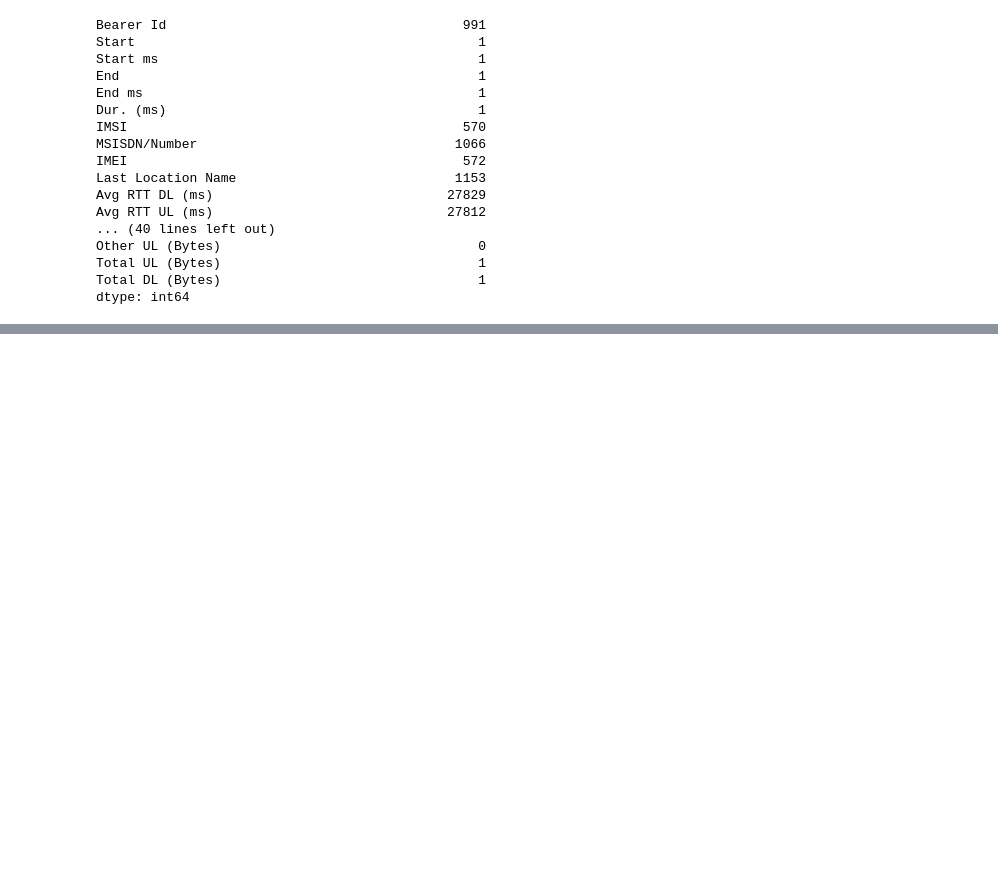
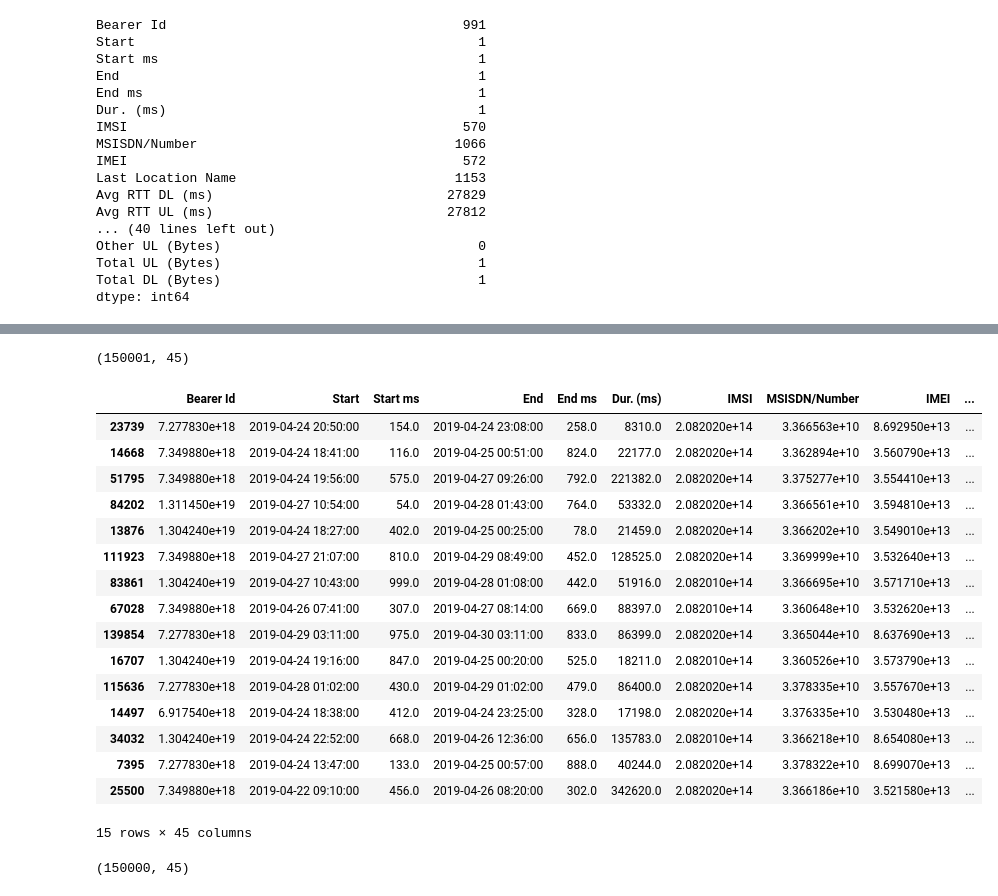
Before and after one commit to Tilda98/TelecommunicationDataAnalysis, a Jupyter notebook: notebook/data_understanding.ipynb, the cells around one changed output, grey strips where cells are left out. Drawn from its saved outputs; the diff is of its cells as text; code cells hidden in the pictures; blank space fills up the shorter version.

Commit message:
Finished cleaning data

```diff
--- a/notebook/data_understanding.ipynb
+++ b/notebook/data_understanding.ipynb
@@ -135,0 +200,45 @@ dtype: int64
+# %%
+# drop columns with more than 30% missing values
+data_clean = data.drop(['TCP DL Retrans. Vol (Bytes)', 'TCP UL Retrans. Vol (Bytes)', 'HTTP DL (Bytes)', 'HTTP UL (Bytes)', 'Nb of sec with 125000B < Vol DL','Nb of sec with 1250B < Vol UL < 6250B','Nb of sec with 31250B < Vol DL < 125000B','Nb of sec with 37500B < Vol UL','Nb of sec with 6250B < Vol DL < 31250B','Nb of sec with 6250B < Vol UL < 37500B'], axis=1)
+data_clean= data_clean.dropna(how='all')
+data_clean.shape
+# %% [output]
+(150001, 45)
+# %%
+# Changing start and end dates to date data type
+data_clean['Start']=pd.to_datetime(data_clean['Start'])
+data_clean['End']=pd.to_datetime(data_clean['End'])
+# %%
+# Checking to see 15 data samples of the cleaned data
+
+data_clean.sample(15)
+# %% [output]
+|  | Bearer Id | Start | Start ms | End | End ms | Dur. (ms) | IMSI | MSISDN/Number | IMEI | ... |
+| 23739 | 7.277830e+18 | 2019-04-24 20:50:00 | 154.0 | 2019-04-24 23:08:00 | 258.0 | 8310.0 | 2.082020e+14 | 3.366563e+10 | 8.692950e+13 | ... |
+| 14668 | 7.349880e+18 | 2019-04-24 18:41:00 | 116.0 | 2019-04-25 00:51:00 | 824.0 | 22177.0 | 2.082020e+14 | 3.362894e+10 | 3.560790e+13 | ... |
+| 51795 | 7.349880e+18 | 2019-04-24 19:56:00 | 575.0 | 2019-04-27 09:26:00 | 792.0 | 221382.0 | 2.082020e+14 | 3.375277e+10 | 3.554410e+13 | ... |
+| 84202 | 1.311450e+19 | 2019-04-27 10:54:00 | 54.0 | 2019-04-28 01:43:00 | 764.0 | 53332.0 | 2.082020e+14 | 3.366561e+10 | 3.594810e+13 | ... |
+| 13876 | 1.304240e+19 | 2019-04-24 18:27:00 | 402.0 | 2019-04-25 00:25:00 | 78.0 | 21459.0 | 2.082020e+14 | 3.366202e+10 | 3.549010e+13 | ... |
+| 111923 | 7.349880e+18 | 2019-04-27 21:07:00 | 810.0 | 2019-04-29 08:49:00 | 452.0 | 128525.0 | 2.082020e+14 | 3.369999e+10 | 3.532640e+13 | ... |
+| 83861 | 1.304240e+19 | 2019-04-27 10:43:00 | 999.0 | 2019-04-28 01:08:00 | 442.0 | 51916.0 | 2.082010e+14 | 3.366695e+10 | 3.571710e+13 | ... |
+| 67028 | 7.349880e+18 | 2019-04-26 07:41:00 | 307.0 | 2019-04-27 08:14:00 | 669.0 | 88397.0 | 2.082010e+14 | 3.360648e+10 | 3.532620e+13 | ... |
+| 139854 | 7.277830e+18 | 2019-04-29 03:11:00 | 975.0 | 2019-04-30 03:11:00 | 833.0 | 86399.0 | 2.082020e+14 | 3.365044e+10 | 8.637690e+13 | ... |
+| 16707 | 1.304240e+19 | 2019-04-24 19:16:00 | 847.0 | 2019-04-25 00:20:00 | 525.0 | 18211.0 | 2.082010e+14 | 3.360526e+10 | 3.573790e+13 | ... |
+| 115636 | 7.277830e+18 | 2019-04-28 01:02:00 | 430.0 | 2019-04-29 01:02:00 | 479.0 | 86400.0 | 2.082020e+14 | 3.378335e+10 | 3.557670e+13 | ... |
+| 14497 | 6.917540e+18 | 2019-04-24 18:38:00 | 412.0 | 2019-04-24 23:25:00 | 328.0 | 17198.0 | 2.082020e+14 | 3.376335e+10 | 3.530480e+13 | ... |
+| 34032 | 1.304240e+19 | 2019-04-24 22:52:00 | 668.0 | 2019-04-26 12:36:00 | 656.0 | 135783.0 | 2.082010e+14 | 3.366218e+10 | 8.654080e+13 | ... |
+| 7395 | 7.277830e+18 | 2019-04-24 13:47:00 | 133.0 | 2019-04-25 00:57:00 | 888.0 | 40244.0 | 2.082020e+14 | 3.378322e+10 | 8.699070e+13 | ... |
+| 25500 | 7.349880e+18 | 2019-04-22 09:10:00 | 456.0 | 2019-04-26 08:20:00 | 302.0 | 342620.0 | 2.082020e+14 | 3.366186e+10 | 3.521580e+13 | ... |
+15 rows × 45 columns
+# %%
+# Droping rows with missing values
+
+data_clean = data_clean.dropna(subset=['Bearer Id'])
+data_clean = data_clean.dropna(subset=['Start'])
+data_clean = data_clean.dropna(subset=['End'])
+data_clean = data_clean.dropna(subset=['IMSI'])
+data_clean = data_clean.dropna(subset=['MSISDN/Number'])
+
+data_clean.shape
+# %% [output]
+(150000, 45)
```
Also changed, not shown: parts of 8 cells of this notebook.
